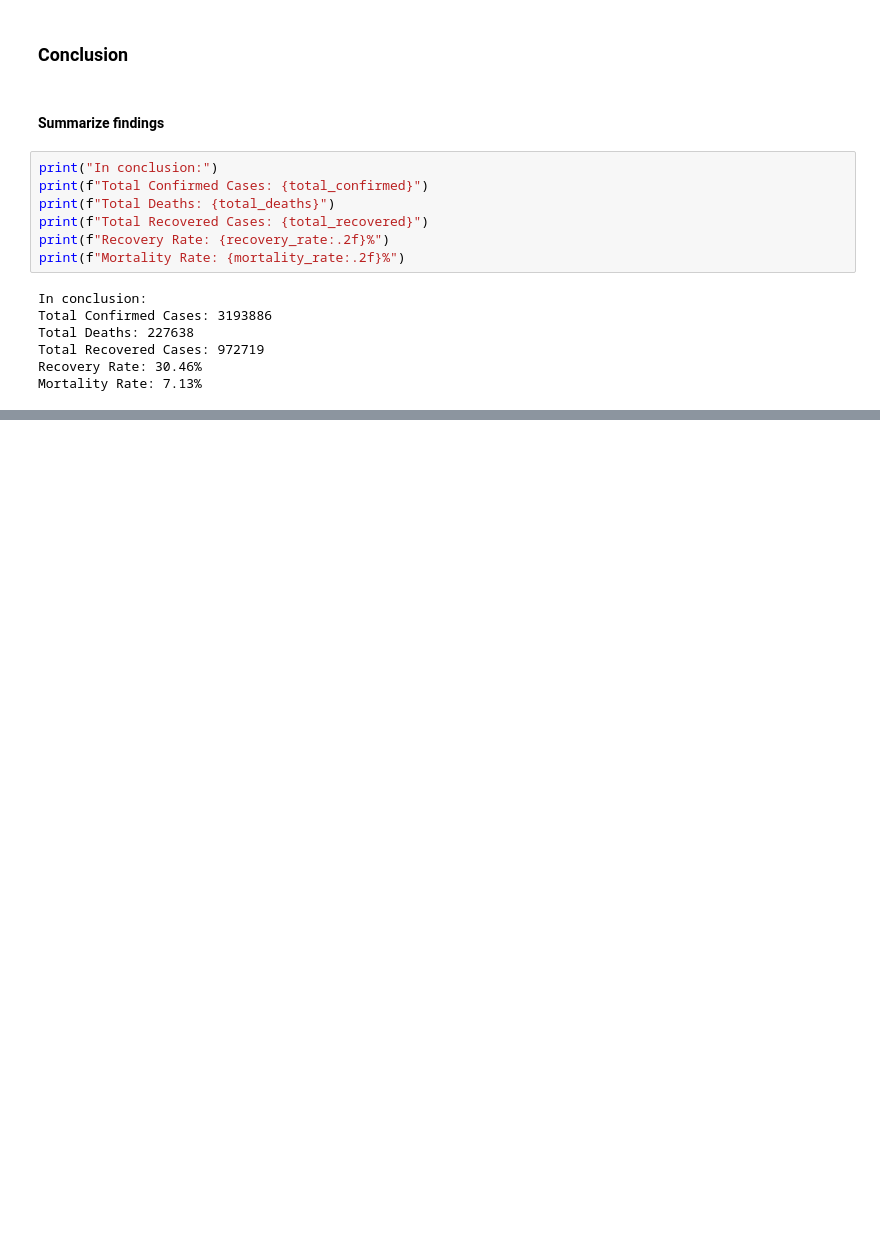
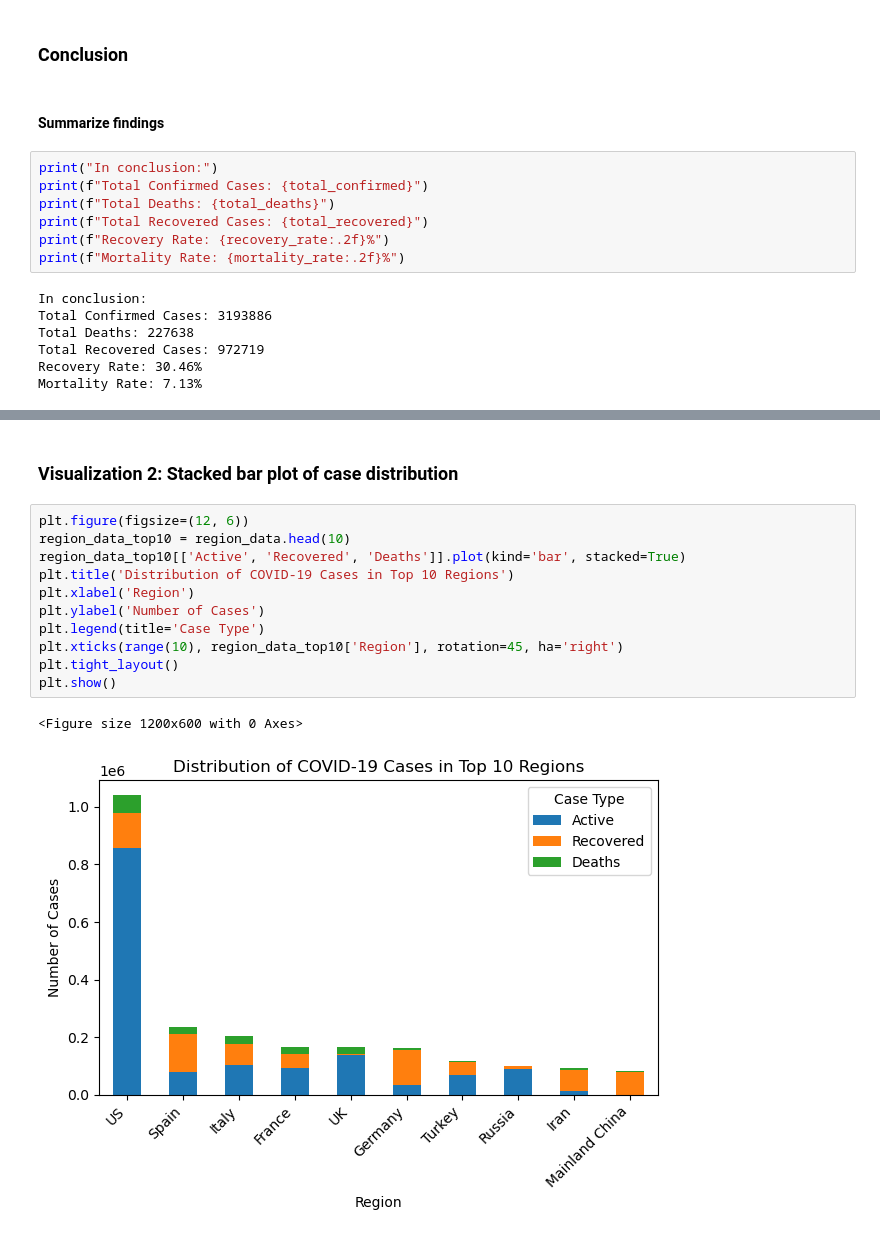
Before and after one commit to georgezacharia/covid_19_data_analysis_python, a Jupyter notebook: covid_19_data_analysis.ipynb, the cells around one changed output, grey strips where cells are left out. Cells and saved outputs as stored; diff of their text form; blank space fills up the shorter version.

```diff
--- a/covid_19_data_analysis.ipynb
+++ b/covid_19_data_analysis.ipynb
@@ -203,0 +251,16 @@ Mortality Rate: 7.13%
+# %% [markdown]
+###  Visualization 2: Stacked bar plot of case distribution
+# %%
+plt.figure(figsize=(12, 6))
+region_data_top10 = region_data.head(10)
+region_data_top10[['Active', 'Recovered', 'Deaths']].plot(kind='bar', stacked=True)
+plt.title('Distribution of COVID-19 Cases in Top 10 Regions')
+plt.xlabel('Region')
+plt.ylabel('Number of Cases')
+plt.legend(title='Case Type')
+plt.xticks(range(10), region_data_top10['Region'], rotation=45, ha='right')
+plt.tight_layout()
+plt.show()
+# %% [output]
+<Figure size 1200x600 with 0 Axes>
+[figure, added]
```
Also changed, not shown: parts of 17 cells of this notebook.
